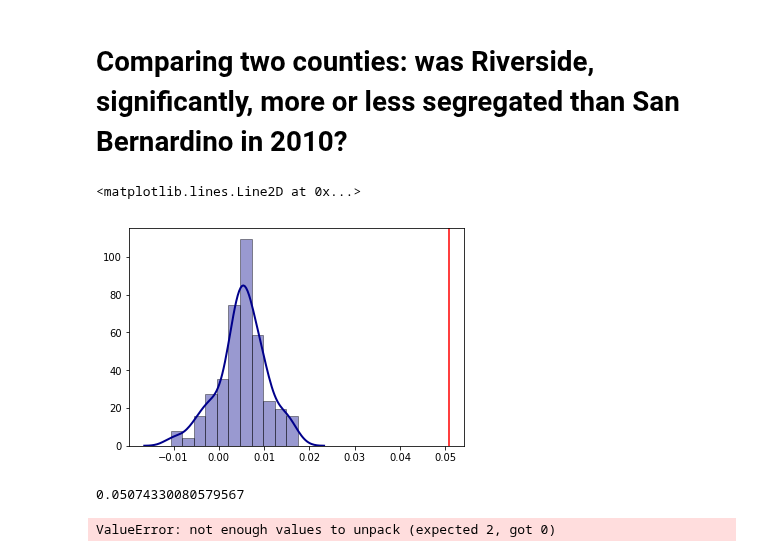
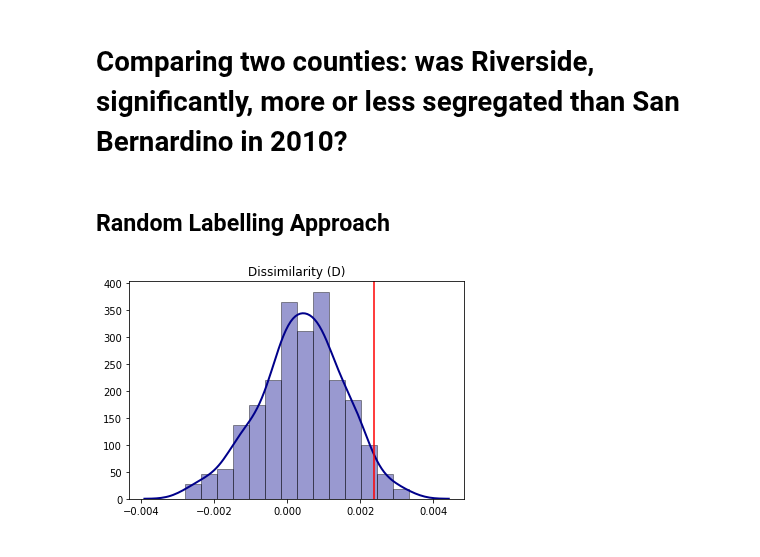
Before and after one commit to pysal/segregation, a Jupyter notebook: notebooks/Simulation_Inference_Framework.ipynb, the cells around one changed output. Saved outputs shown, nothing was run; the diff lists cells and outputs as text; code cells hidden in the pictures.

```diff
--- a/notebooks/Simulation_Inference_Framework.ipynb
+++ b/notebooks/Simulation_Inference_Framework.ipynb
@@ -415,5 +415,7 @@ for i in range(len(simulations_even_perm)):
 # %% [markdown]
 # Comparing two counties: was Riverside, significantly, more or less segregated than San Bernardino in 2010?
+# %% [markdown]
+## Random Labelling Approach
 # %%
 map1_gpd = gpd.read_file('Tracts_grouped_by_County/06065.json')
 map2_gpd = gpd.read_file('Tracts_grouped_by_County/06071.json')
@@ -421,29 +423,34 @@ map2_gpd = gpd.read_file('Tracts_grouped_by_County/06071.json')
 map1_gpd['INTGEOID10'] = pd.to_numeric(map1_gpd["GEOID10"])
 map2_gpd['INTGEOID10'] = pd.to_numeric(map2_gpd["GEOID10"])
 
-df_map1 = map1_gpd.merge(census_2010, left_on = 'INTGEOID10', right_on = 'trtid10')
-df_map2 = map2_gpd.merge(census_2010, left_on = 'INTGEOID10', right_on = 'trtid10')
+df_map1 = map1_gpd.merge(census_2010, left_on = 'INTGEOID10', right_on = 'trtid10')[['geometry', 'nhblk10', 'pop10']]
+df_map2 = map2_gpd.merge(census_2010, left_on = 'INTGEOID10', right_on = 'trtid10')[['geometry', 'nhblk10', 'pop10']]
+
+df_map1['region'] = 'A'
+df_map2['region'] = 'B'
+
+stacked_df_map = pd.concat([df_map1, df_map2], ignore_index=True)
+
+stacked_df_map['rand_region'] = stacked_df_map.region[list(np.random.choice(stacked_df_map.shape[0], stacked_df_map.shape[0], replace = False))].reset_index()['region']
+
+stacked_df_map_A = stacked_df_map.loc[stacked_df_map['rand_region'] == 'A']
+stacked_df_map_B = stacked_df_map.loc[stacked_df_map['rand_region'] == 'B']
 # %%
-diff_actual_value = calculate_only_segregation(df_map1, 'nhblk10', 'pop10') - calculate_only_segregation(df_map2, 'nhblk10', 'pop10')
-simulations1 =  infer_segregation(df_map1, 'nhblk10', 'pop10', iterations = 100)
-simulations2 =  infer_segregation(df_map2, 'nhblk10', 'pop10', iterations = 100)
-diff = np.array(simulations1) - np.array(simulations2)
+actual_values_A = calculate_segregation(df_map1, 'nhblk10', 'pop10')
+actual_values_B = calculate_segregation(df_map2, 'nhblk10', 'pop10')
+
+simulations_A =  infer_segregation(stacked_df_map_A, 'nhblk10', 'pop10', iterations = 250)
+simulations_B =  infer_segregation(stacked_df_map_B, 'nhblk10', 'pop10', iterations = 250)
-# %%
-sns.distplot(simulations1,
-             hist=True,
-             kde=True,
-             color = 'darkblue',
-             hist_kws={'edgecolor':'black'},
-             kde_kws={'linewidth': 2})
-plt.axvline(diff_actual_value, color = 'red')
-# %% [output]
-<matplotlib.lines.Line2D at 0x...>
-[figure, removed]
-# %%
-diff_actual_value
-# %% [output]
-0.05074330080579567
-# %%
-a, b = []
-# %% [output]
-ValueError: not enough values to unpack (expected 2, got 0)
+# %%
+for i in range(len(simulations_A)):
+    sns.distplot(np.array(simulations_A[i]) - np.array(simulations_B[i]),
+                 hist=True,
+                 color = 'darkblue',
+                 hist_kws={'edgecolor':'black'},
+                 kde_kws={'linewidth': 2})
+    #plt.axvline(0, color = 'green')
+    plt.axvline(list(actual_values_A.values())[i] - list(actual_values_B.values())[i], color = 'red')
+    plt.title(list(actual_values_A.keys())[i])
+    plt.show()
+# %% [output]
+[figure, added]
```
Also changed, not shown: parts of 5 cells of this notebook, 1 other file.
